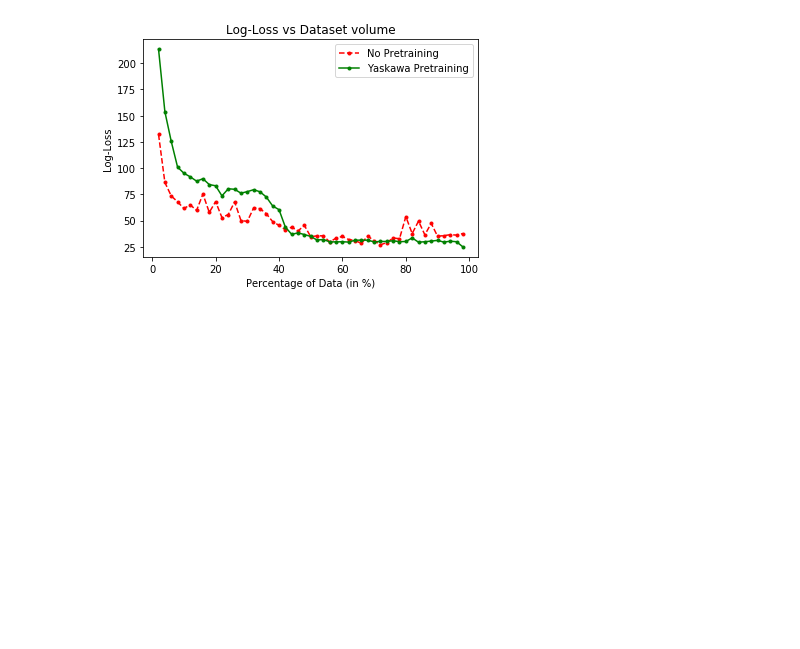
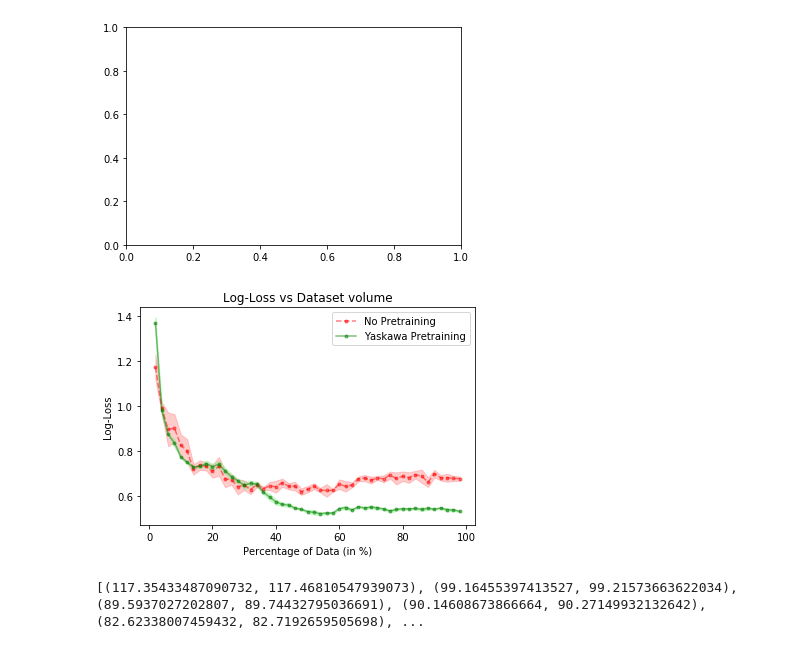
Before and after one commit to ss26/Smart-Tools, a Jupyter notebook: notebooks/plots.ipynb, the cells around one changed output. Cells and saved outputs as stored; diff of their text form; code cells hidden in the pictures; blank space fills up the shorter version.

```diff
--- a/notebooks/plots.ipynb
+++ b/notebooks/plots.ipynb
@@ -4,3 +6,0 @@ import matplotlib.pyplot as plt
-# %%
-df_no_pretrain = pd.read_csv("/home/ss26/Projects/Smart-Tools/progress/apr5/Human trained + no pretraining.csv")
-df_no_pretrain
@@ -70,3 +110,17 @@ lls_pretrain = list(df_pretrained['logloss'])
+# %%
+percents_x_100 = [percent*100 for percent in percents]
+
+accs_no_pretrain_stds_plus = [first + second for first, second in zip([acc*100 for acc in accs_no_pretrain_mean], [std for std in accs_no_pretrain_std])]
+accs_no_pretrain_stds_minus = [first - second for first, second in zip([acc*100 for acc in accs_no_pretrain_mean], [std for std in accs_no_pretrain_std])]
+
+accs_pretrain_stds_plus = [first + second for first, second in zip([acc*100 for acc in accs_pretrain_mean], [std for std in accs_pretrain_std])]
+accs_pretrain_stds_minus = [first - second for first, second in zip([acc*100 for acc in accs_pretrain_mean], [std for std in accs_pretrain_std])]
+
+lls_no_pretrain_stds_plus = [first + second for first, second in zip([ll for ll in lls_no_pretrain_mean], [std for std in lls_no_pretrain_std])]
+lls_no_pretrain_stds_minus = [first - second for first, second in zip([ll for ll in lls_no_pretrain_mean], [std for std in lls_no_pretrain_std])]
+
+lls_pretrain_stds_plus = [first + second for first, second in zip([ll for ll in lls_pretrain_mean], [std for std in lls_pretrain_std])]
+lls_pretrain_stds_minus = [first - second for first, second in zip([ll for ll in lls_pretrain_mean], [std for std in lls_pretrain_std])]
 # %%
 # plot combined pretrain and no pretrain
 plt.cla()
@@ -83,14 +141,22 @@ plt.savefig("/home/ss26/Projects/Smart-Tools/progress/apr5/accs_vs_data/pretrain
 # %%
 # plot combined pretrain and no pretrain
 plt.cla()
-plt.plot([percent*100 for percent in percents], [ll*100 for ll in lls_no_pretrain], '.r--')
-plt.plot([percent*100 for percent in percents], [ll*100 for ll in lls_pretrain], '.g-')
-plt.title(f"Log-Loss vs Dataset volume")
-plt.xlabel("Percentage of Data (in %)")
-plt.ylabel("Log-Loss")
-plt.legend(["No Pretraining", "Yaskawa Pretraining"])
-# plt.show()
-plt.savefig("/home/ss26/Projects/Smart-Tools/progress/apr5/lls_vs_data/pretrain_no_pretrain_combined.png", dpi=600)
+fig, ax = plt.subplots()
+ax.plot(percents_x_100, lls_no_pretrain_mean, '.r--', alpha=0.5)
+ax.fill_between(percents_x_100, lls_no_pretrain_stds_plus, lls_no_pretrain_stds_minus, color='#ff8080', alpha=0.4)
+ax.plot(percents_x_100, lls_pretrain_mean, '.g-', alpha=0.5)
+ax.fill_between(percents_x_100, lls_pretrain_stds_plus, lls_pretrain_stds_minus, color='#90ee90', alpha=0.4)
+ax.set_title(f"Log-Loss vs Dataset volume")
+ax.set_xlabel("Percentage of Data (in %)")
+ax.set_ylabel("Log-Loss")
+ax.legend(["No Pretraining", "Yaskawa Pretraining"])
+# fig.show()
+plt.savefig("/home/ss26/Projects/Smart-Tools/progress/apr5/lls_vs_data/pretrain_no_pretrain_dropout.png", dpi=600)
 # %% [output]
-[figure, old version]
+[figure, new version]
+[figure, added]
+# %%
+print(list(zip(lls_no_pretrain_stds_minus, lls_no_pretrain_stds_plus)))
+# %% [output]
+[(117.35433487090732, 117.46810547939073), (99.16455397413527, 99.21573663622034), (89.5937027202807, 89.74432795036691), (90.14608673866664, 90.27149932132642), (82.62338007459432, 82.7192659505698), ...
 # %%
```
Also changed, not shown: parts of 25 cells of this notebook, 13 other files.
